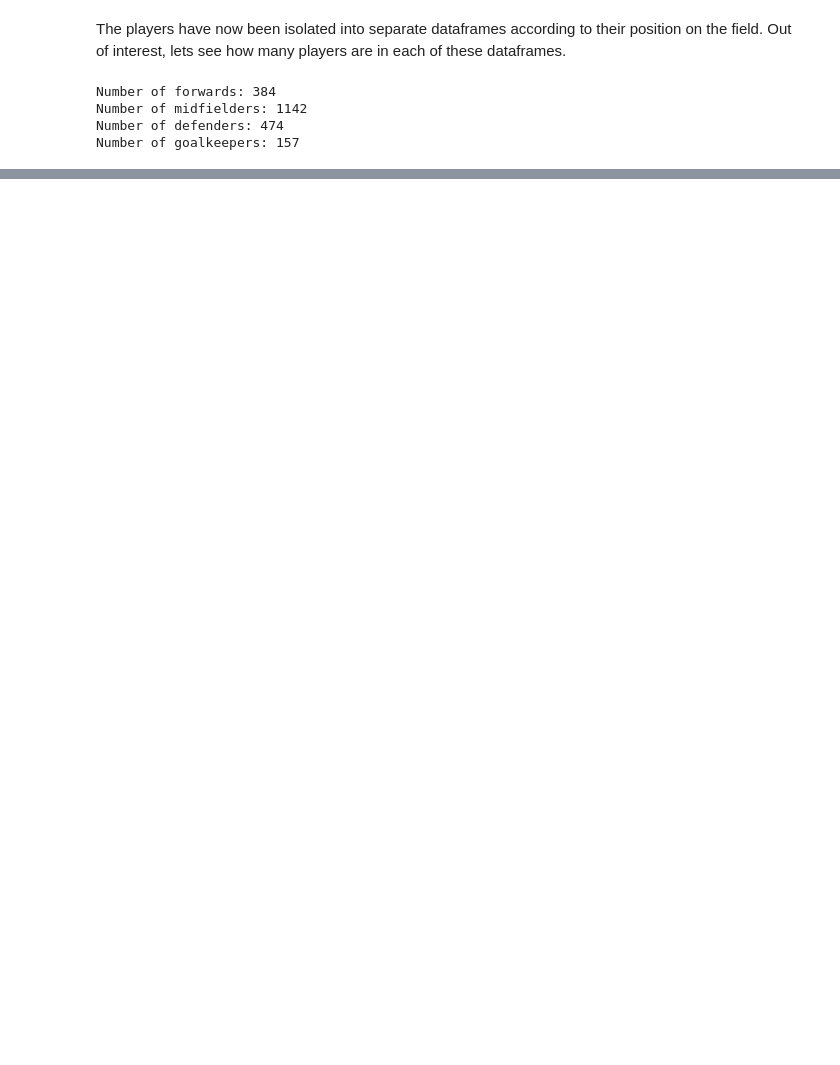
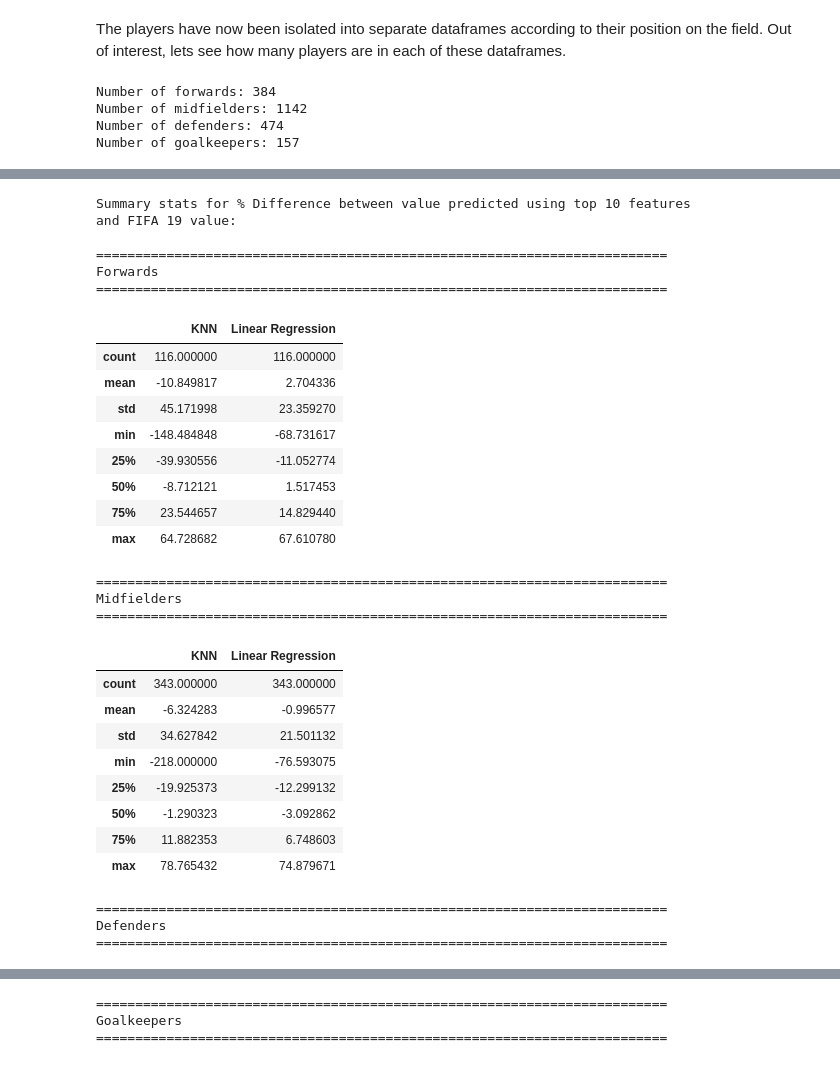
Before and after one commit to NeilMackenzie39/Predicting-FIFA-19-Player-Values-using-KNN, a Jupyter notebook: FIFA 19 - Player Price Predictions.ipynb, the cells around one changed output, grey strips where cells are left out. Saved outputs shown, nothing was run; the diff lists cells and outputs as text; code cells hidden in the pictures; blank space fills up the shorter version.

```diff
--- a/FIFA 19 - Player Price Predictions.ipynb
+++ b/FIFA 19 - Player Price Predictions.ipynb
@@ -847,0 +801,31 @@ With better knowledge about the implementation of KNN, I now intend to build a m
+# %%
+#Function to predict player values for category and list of attributes sent to function
+def lr_predict(x_train, y_train, x_test, y_test, features, category):
+    lr = LinearRegression()
+
+    #Fit data using linear regression
+    lr.fit(x_train[features],y_train)
+
+    #Predict value of players in test set
+    predictions = lr.predict(x_test[features]).astype(int)
+
+    #Check accuracy
+    accuracy = lr.score(x_test[features], y_test)
+    print('The R2 value for', category, 'is:', round(accuracy*100,2), "%")
+
+    #Check percentage difference relative to actual value
+    difference = 100 * (y_test - predictions) / y_test
+
+    #Create new player_val dataframe containing player name, actual value and predicted value
+    data = {"Name": x_test['Name'], "Actual Value": y_test, "Predicted Value": predictions, "% Difference": difference}
+    player_val = pd.DataFrame(data)
+
+    return player_val
+
+#Create dataframe of predicted prices for each category of player
+fwd_prices_lr = lr_predict(fwd_x_train, fwd_y_train, fwd_x_test, fwd_y_test, fwd_features, 'forwards')
+mid_prices_lr = lr_predict(mid_x_train, mid_y_train, mid_x_test, mid_y_test, mid_features, 'midfielders')
+def_prices_lr = lr_predict(def_x_train, def_y_train, def_x_test, def_y_test, def_features, 'defenders')
+gk_prices_lr = lr_predict(gk_x_train, gk_y_train, gk_x_test, gk_y_test, gk_features, 'goalkeepers')
+
+lr_prices = [fwd_prices_lr, mid_prices_lr, def_prices_lr, gk_prices_lr]
@@ -847,0 +887,42 @@ With better knowledge about the implementation of KNN, I now intend to build a m
+# %%
+print("""Summary stats for % Difference between value predicted using top 10 features
+and FIFA 19 value:""")
+
+for i,j,k in (fwd_prices_knn,fwd_prices_lr,'Forwards'), (mid_prices_knn,mid_prices_lr,'Midfielders'), (
+    def_prices_knn,def_prices_lr,'Defenders'), (gk_prices_knn,gk_prices_lr,'Goalkeepers'):
+    print("\n=========================================================================")
+    print(k)
+    print("=========================================================================")
+    display(pd.DataFrame({"KNN":i['% Difference'].describe(),
+                          "Linear Regression": j['% Difference'].describe()}))
+# %% [output]
+Summary stats for % Difference between value predicted using top 10 features
+and FIFA 19 value:
+
+=========================================================================
+Forwards
+=========================================================================
+|  | KNN | Linear Regression |
+| count | 116.000000 | 116.000000 |
+| mean | -10.849817 | 2.704336 |
+| std | 45.171998 | 23.359270 |
+| min | -148.484848 | -68.731617 |
+| 25% | -39.930556 | -11.052774 |
+| 50% | -8.712121 | 1.517453 |
+| 75% | 23.544657 | 14.829440 |
+| max | 64.728682 | 67.610780 |
+=========================================================================
+Midfielders
+=========================================================================
+|  | KNN | Linear Regression |
+| count | 343.000000 | 343.000000 |
+| mean | -6.324283 | -0.996577 |
+| std | 34.627842 | 21.501132 |
+| min | -218.000000 | -76.593075 |
+| 25% | -19.925373 | -12.299132 |
+| 50% | -1.290323 | -3.092862 |
+| 75% | 11.882353 | 6.748603 |
+| max | 78.765432 | 74.879671 |
+=========================================================================
+Defenders
+=========================================================================
@@ -847,0 +938,3 @@ With better knowledge about the implementation of KNN, I now intend to build a m
+=========================================================================
+Goalkeepers
+=========================================================================
```
Also changed, not shown: parts of 47 cells of this notebook.
